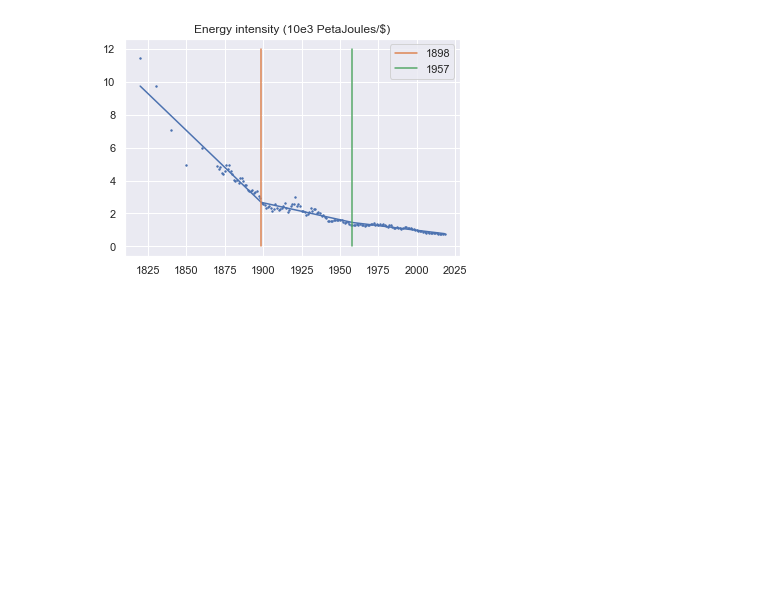
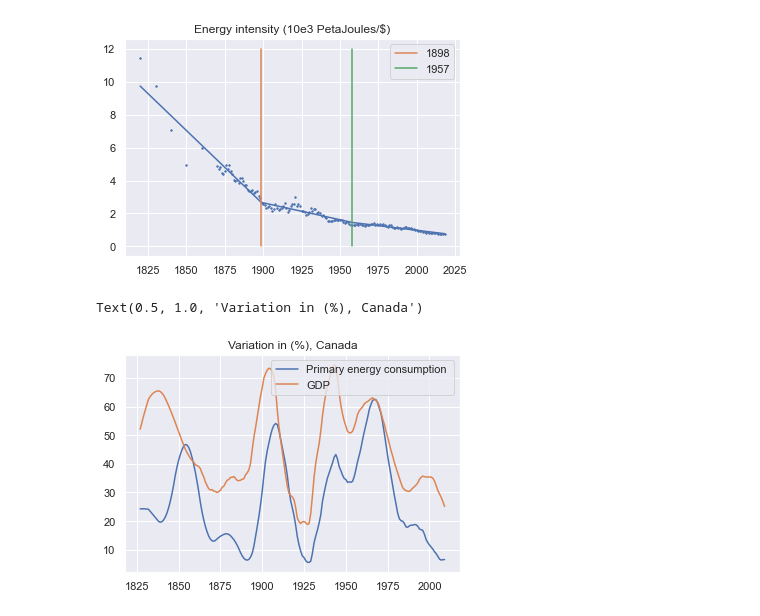
Before and after one commit to leatrin/EnergyLimits, a Jupyter notebook: Codes/Canada.ipynb, the cells around one changed output. Saved outputs shown, nothing was run; the diff lists cells and outputs as text; code cells hidden in the pictures; blank space fills up the shorter version.

```diff
--- a/Codes/Canada.ipynb
+++ b/Codes/Canada.ipynb
@@ -8,7 +8,7 @@ sns.set_theme()
 energy_table = pd.read_csv('../BDD/Canada/energy-canada.csv', sep=';')
 gdp_table = pd.read_csv('../BDD/gdp-per-capita-maddison-2020.csv')
 gdp_table = gdp_table[gdp_table.Code=='CAN']
-pop_table = pd.read_csv('../BDD/population.csv')
+pop_table = pd.read_csv('../BDD/population.csv', sep=';')
 pop_table = pop_table[pop_table.Code=='CAN']
 CAN_table = pd.merge(gdp_table, pop_table, on=['Year'])
 CAN_table = pd.merge(CAN_table, energy_table, on=['Year'])
@@ -89,3 +89,14 @@ plt.title('Energy intensity (10e3 PetaJoules/$)')
 # %% [output]
 Text(0.5, 1.0, 'Energy intensity (10e3 PetaJoules/$)')
 [figure]
+# %%
+from derivee import growth_rate
+x, y=growth_rate(year, energy, s=10, a =15 )
+x1,y1 = growth_rate(year, gdp, s=10, a=15)
+plt.plot(x,y, label = "Primary energy consumption ")
+plt.plot(x1, y1, label = "GDP" )
+plt.legend()
+plt.title("Variation in (%), Canada")
+# %% [output]
+Text(0.5, 1.0, 'Variation in (%), Canada')
+[figure, added]
```
Also changed, not shown: 30 other files.
